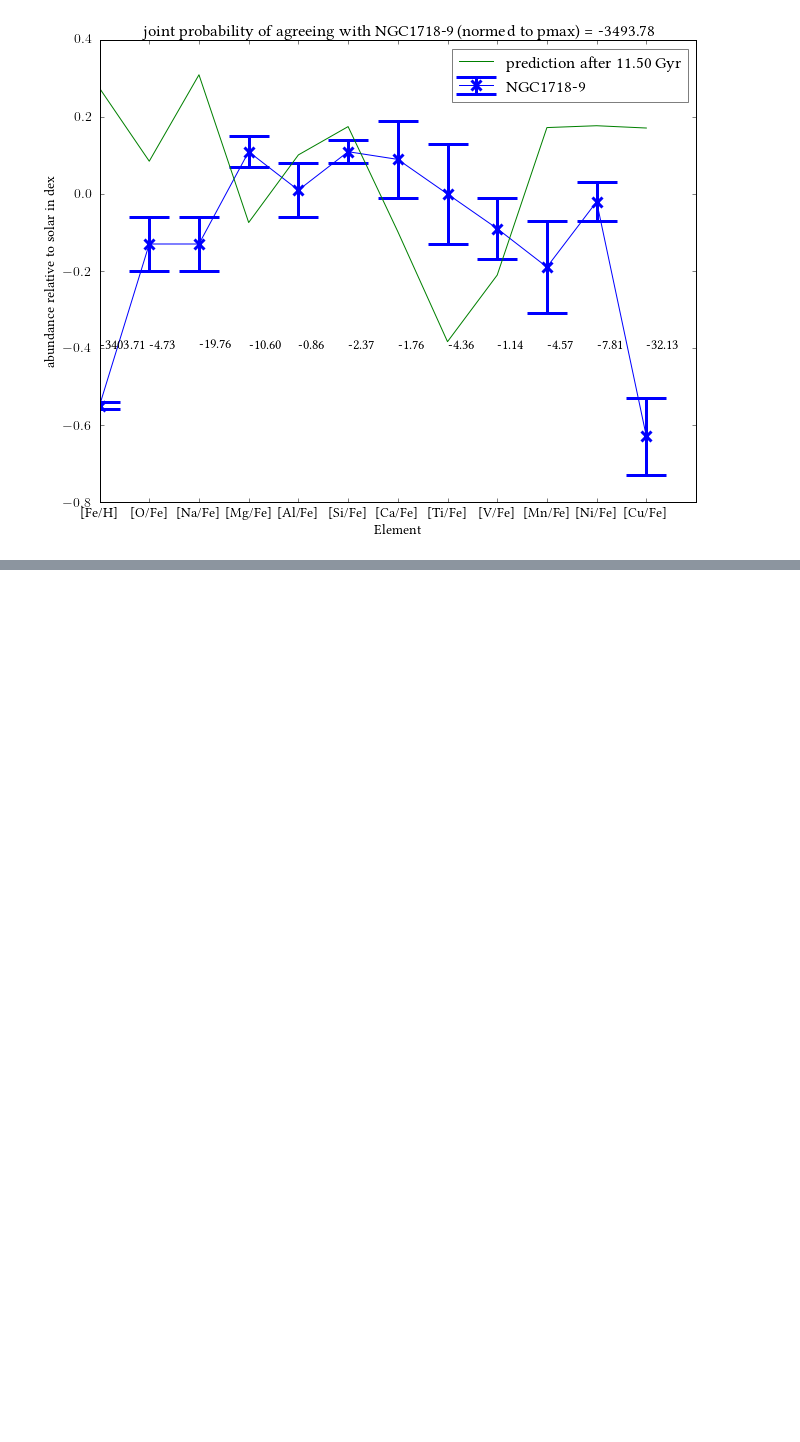
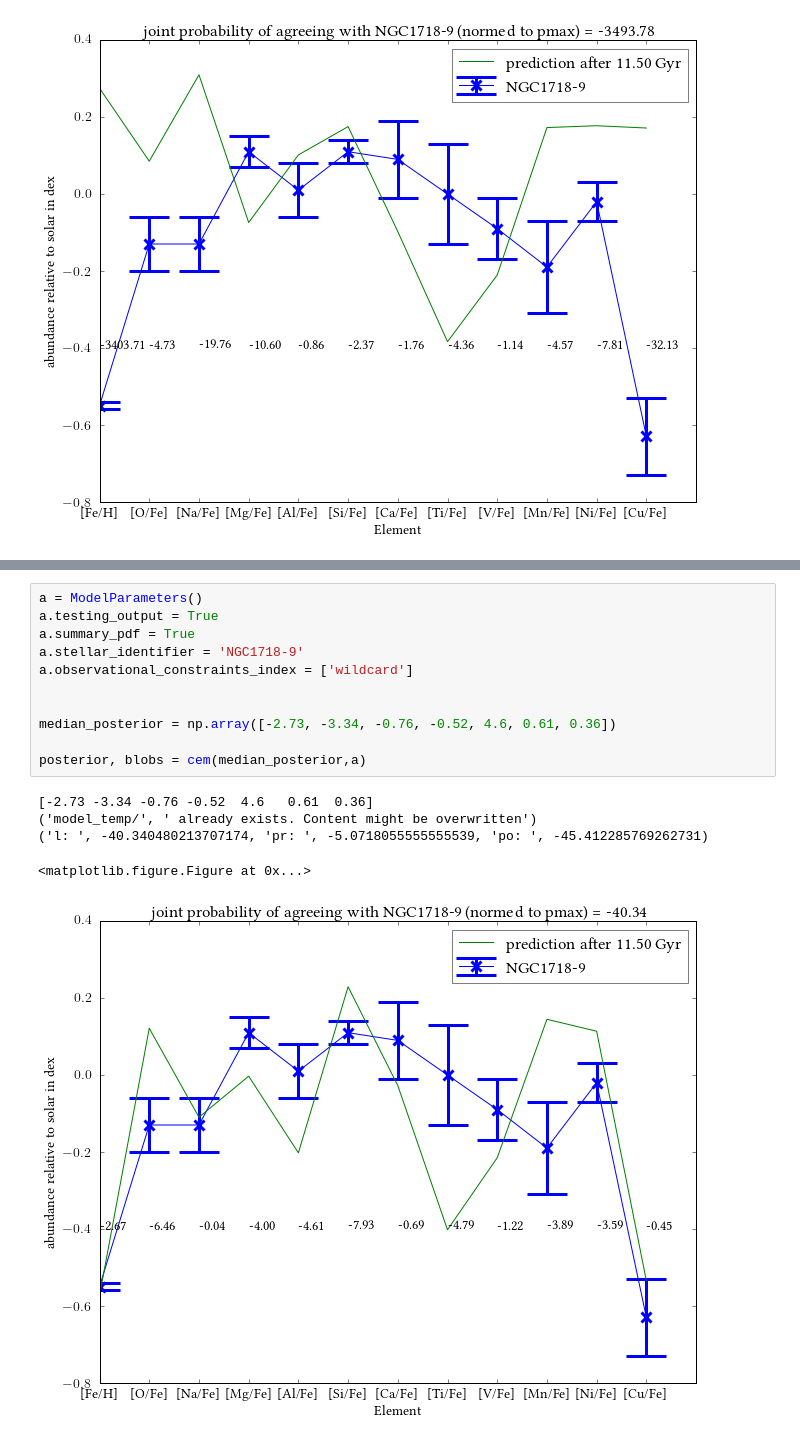
Before and after one commit to jan-rybizki/Chempy, a Jupyter notebook: tutorials/6-Bayesian_inference_with_MCMC.ipynb, the cells around one changed output, grey strips where cells are left out. Saved outputs shown, nothing was run; the diff lists cells and outputs as text; blank space fills up the shorter version.

```diff
--- a/tutorials/6-Bayesian_inference_with_MCMC.ipynb
+++ b/tutorials/6-Bayesian_inference_with_MCMC.ipynb
@@ -179,0 +215,17 @@ plot_mcmc_chain('mcmc/', use_scale = True)
+# %%
+a = ModelParameters()
+a.testing_output = True
+a.summary_pdf = True
+a.stellar_identifier = 'NGC1718-9'
+a.observational_constraints_index = ['wildcard']
+
+
+median_posterior = np.array([-2.73, -3.34, -0.76, -0.52, 4.6, 0.61, 0.36])
+
+posterior, blobs = cem(median_posterior,a)
+# %% [output]
+[-2.73 -3.34 -0.76 -0.52  4.6   0.61  0.36]
+('model_temp/', ' already exists. Content might be overwritten')
+('l: ', -40.340480213707174, 'pr: ', -5.0718055555555539, 'po: ', -45.412285769262731)
+<matplotlib.figure.Figure at 0x...>
+[figure, added]
```
Also changed, not shown: parts of 7 cells of this notebook, 6 other files.
